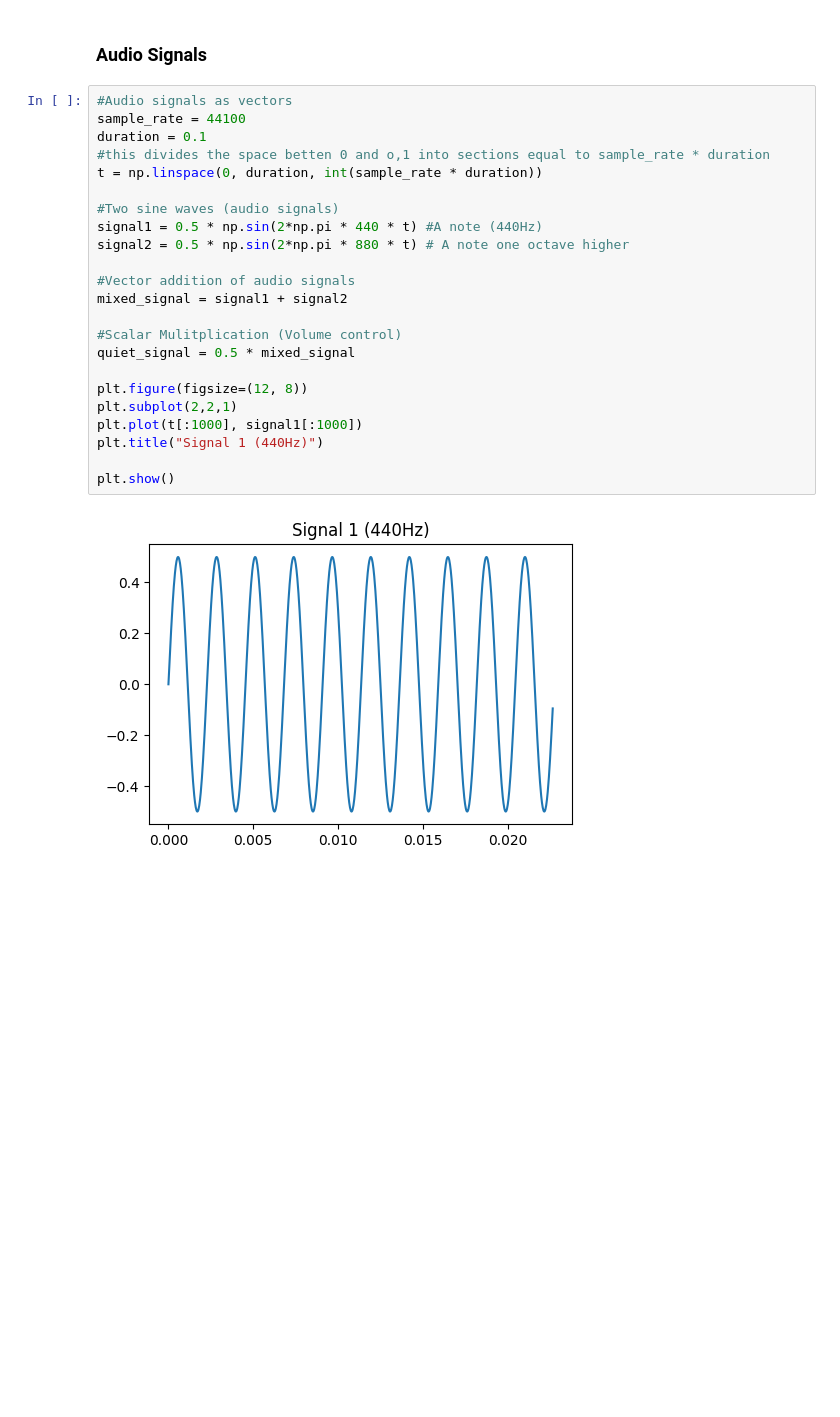
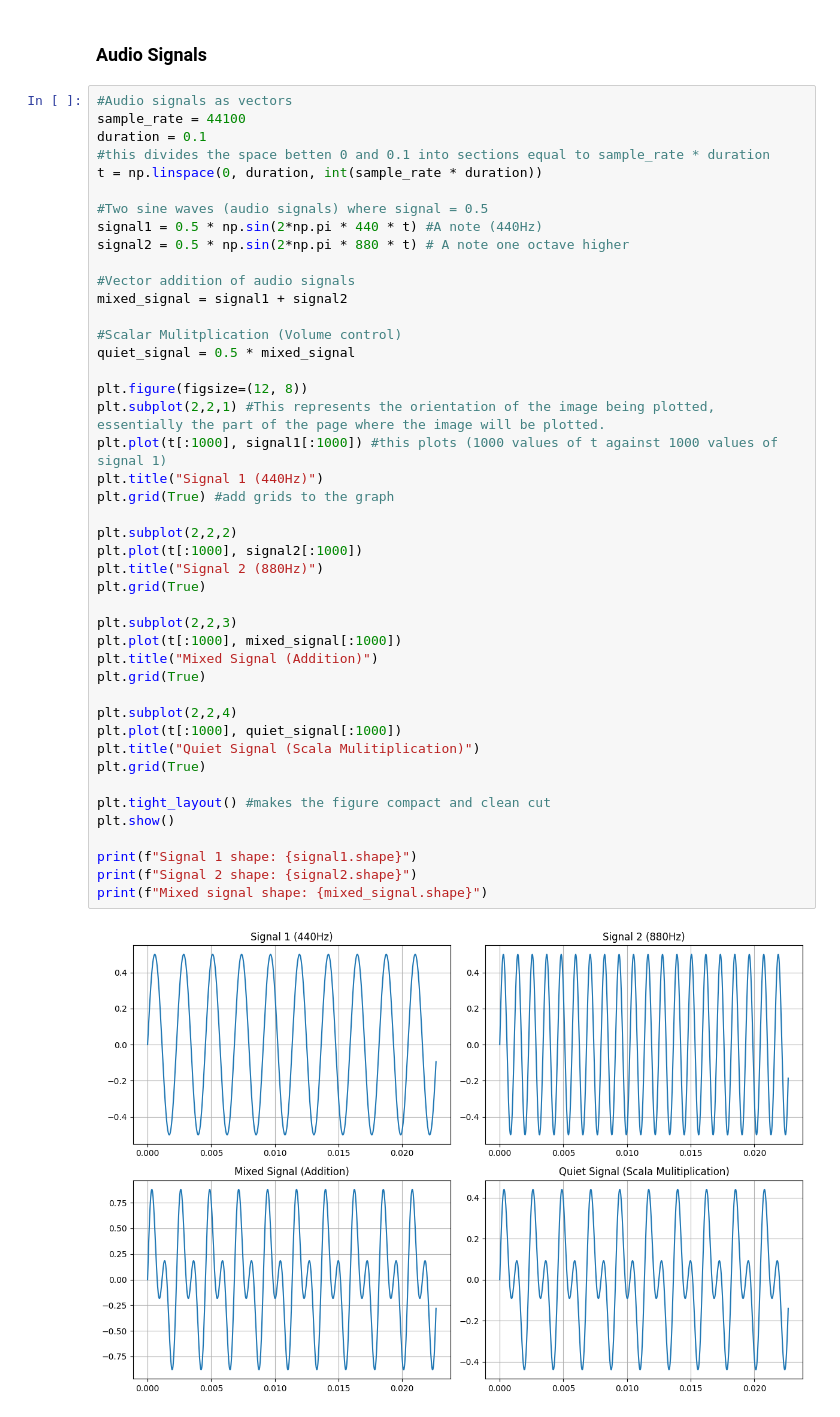
Before and after one commit to KudoroEsther/Files-Data_Analysis-, a Jupyter notebook: Numpy_work/Linear_Algebra_with_Numpy.ipynb, the cells around one changed output. Saved outputs shown, nothing was run; the diff lists cells and outputs as text; blank space fills up the shorter version.

```diff
--- a/Numpy_work/Linear_Algebra_with_Numpy.ipynb
+++ b/Numpy_work/Linear_Algebra_with_Numpy.ipynb
@@ -312,25 +312,46 @@ New position after 1 unit time: [12  4  5]
 # %%
 #Audio signals as vectors
 sample_rate = 44100
 duration = 0.1
-#this divides the space betten 0 and o,1 into sections equal to sample_rate * duration
+#this divides the space betten 0 and 0.1 into sections equal to sample_rate * duration
 t = np.linspace(0, duration, int(sample_rate * duration))
 
-#Two sine waves (audio signals)
+#Two sine waves (audio signals) where signal = 0.5
 signal1 = 0.5 * np.sin(2*np.pi * 440 * t) #A note (440Hz)
 signal2 = 0.5 * np.sin(2*np.pi * 880 * t) # A note one octave higher
 
 #Vector addition of audio signals
 mixed_signal = signal1 + signal2
 
 #Scalar Mulitplication (Volume control)
 quiet_signal = 0.5 * mixed_signal
 
 plt.figure(figsize=(12, 8))
-plt.subplot(2,2,1)
-plt.plot(t[:1000], signal1[:1000])
+plt.subplot(2,2,1) #This represents the orientation of the image being plotted, essentially the part of the page where the image will be plotted.
+plt.plot(t[:1000], signal1[:1000]) #this plots (1000 values of t against 1000 values of signal 1)
 plt.title("Signal 1 (440Hz)")
+plt.grid(True) #add grids to the graph
 
+plt.subplot(2,2,2)
+plt.plot(t[:1000], signal2[:1000])
+plt.title("Signal 2 (880Hz)")
+plt.grid(True)
+
+plt.subplot(2,2,3)
+plt.plot(t[:1000], mixed_signal[:1000])
+plt.title("Mixed Signal (Addition)")
+plt.grid(True)
+
+plt.subplot(2,2,4)
+plt.plot(t[:1000], quiet_signal[:1000])
+plt.title("Quiet Signal (Scala Mulitiplication)")
+plt.grid(True)
+
+plt.tight_layout() #makes the figure compact and clean cut
 plt.show()
+
+print(f"Signal 1 shape: {signal1.shape}")
+print(f"Signal 2 shape: {signal2.shape}")
+print(f"Mixed signal shape: {mixed_signal.shape}")
 # %% [output]
-[figure, old version]
+[figure, new version]
```
Also changed, not shown: parts of 1 cell of this notebook.
